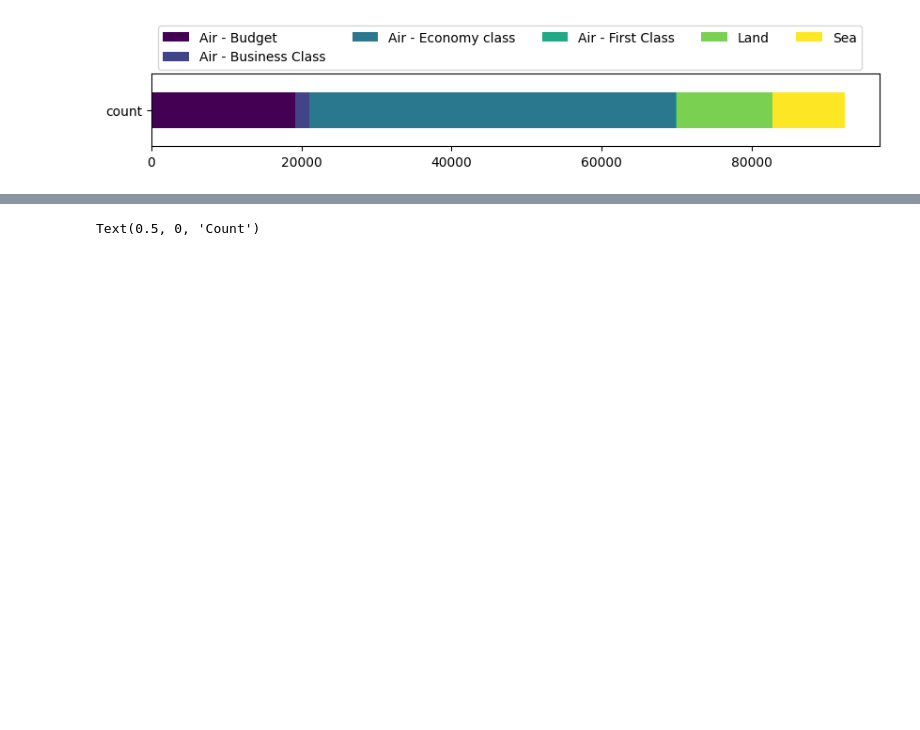
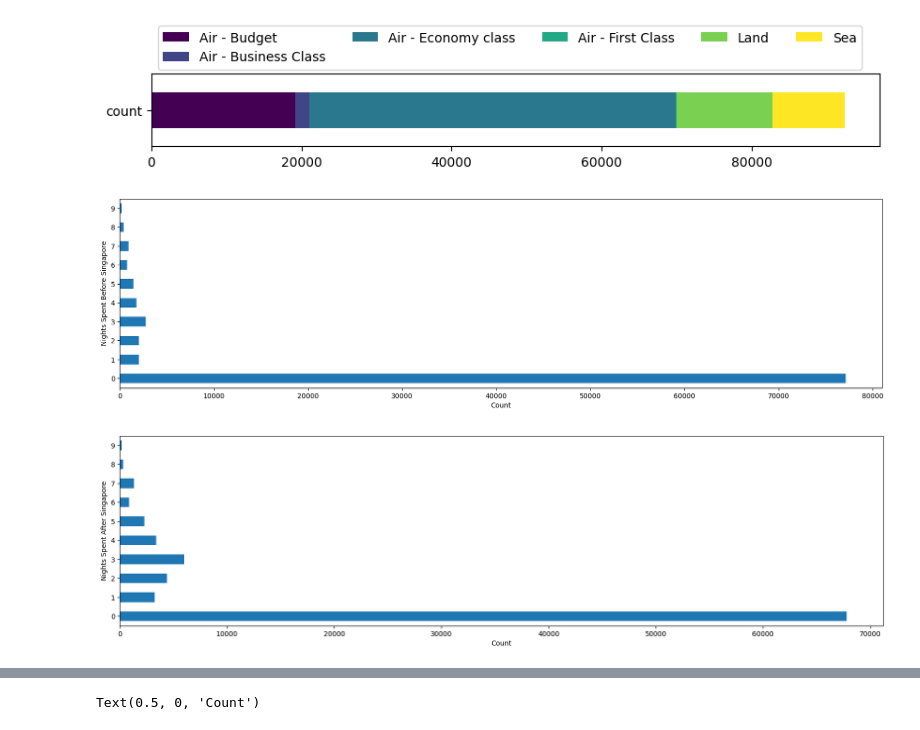
Before and after one commit to arushisinha98/data-explorer, a Jupyter notebook: notebooks/CleanOVS.ipynb, the cells around one changed output, grey strips where cells are left out. Saved outputs shown, nothing was run; the diff lists cells and outputs as text; code cells hidden in the pictures; blank space fills up the shorter version.

```diff
--- a/notebooks/CleanOVS.ipynb
+++ b/notebooks/CleanOVS.ipynb
@@ -256,6 +260,30 @@ df['MODE_OF_TRANSPORT'] = np.where(df['MODE_OF_DEPARTURE'] == 'Air', df['Class (
 StackedHorizontalBar(df, 'MODE_OF_TRANSPORT')
 # %% [output]
 [figure]
+# %%
+df['NIGHTS_BEFORE_SG'] = df['b7c'].astype('Int64').fillna(0)
+df['NIGHTS_AFTER_SG'] = df['b9c'].astype('Int64').fillna(0)
+
+ax = df['NIGHTS_BEFORE_SG'].value_counts()\
+                           .sort_index()\
+                           .head(10)\
+                           .plot(kind = 'barh',
+                                figsize = (20,5))
+ax.set_ylabel("Nights Spent Before Singapore")
+ax.set_xlabel("Count")
+plt.show()
+
+ax = df['NIGHTS_AFTER_SG'].value_counts()\
+                          .sort_index()\
+                          .head(10)\
+                          .plot(kind = 'barh',
+                                figsize = (20,5))
+ax.set_ylabel("Nights Spent After Singapore")
+ax.set_xlabel("Count")
+plt.show()
+# %% [output]
+[figure, added]
+[figure, added]
 # %%
 # nights spent before/after Singapore
 
```
Also changed, not shown: parts of 10 cells of this notebook.
